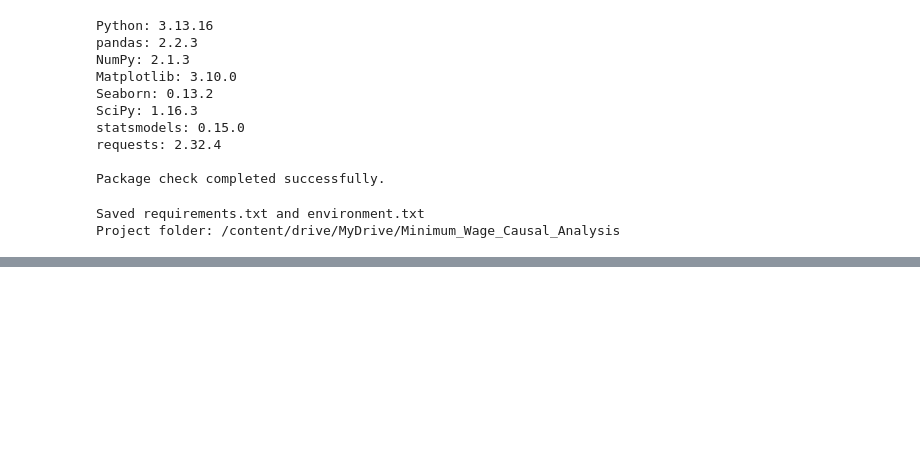
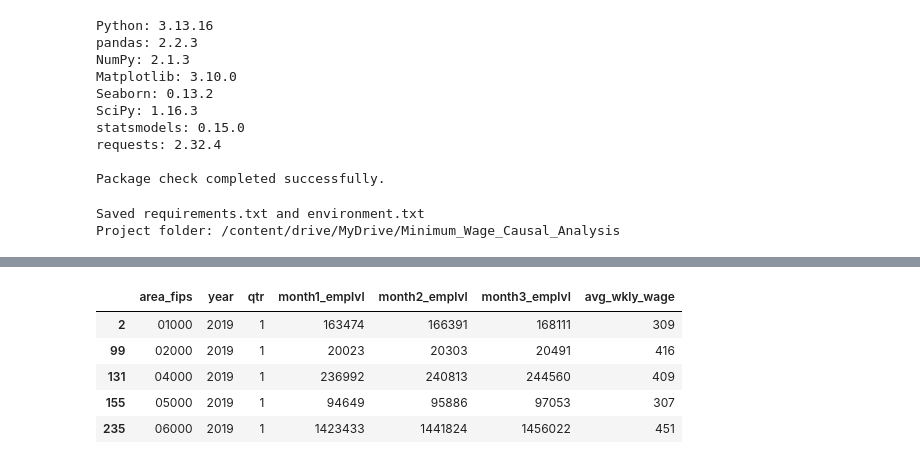
Before and after one commit to RohanDevre36/Minimum-wage-causal-analysis, a Jupyter notebook: 01_Data_Collection.ipynb, the cells around one changed output, grey strips where cells are left out. Drawn from its saved outputs; the diff is of its cells as text; code cells hidden in the pictures; blank space fills up the shorter version.

```diff
--- a/01_Data_Collection.ipynb
+++ b/01_Data_Collection.ipynb
@@ -114,0 +210,70 @@ Project folder: /content/drive/MyDrive/Minimum_Wage_Causal_Analysis
+# %%
+# FIPS codes identify geographic areas.
+# This list inclides the 50 states and washington, DC
+# Keep them as strings so leading zeros, such as "01", are preserved.
+
+state_fips = """
+01 02 04 05 06
+08 09 10 11 12 13
+15 16 17 18 19 20 21 22
+23 24 25 26 27 28 29 30
+31 32 33 34 35 36 37 38
+39 40 41 42 44 45 46 47
+48 49 50 51 53 54 55 56
+""".split()
+
+# Convert each two-digit code into a five charater statewide code.
+#Example: alabama "01" becomes "01000".
+state_area_codes = [code + "000" for code in state_fips]
+
+#select onlu the records that meet all four conditions below.
+#The & symbol menas "AND": .eq() menas "equals".
+state_sample = sample.loc[
+    #keep only the 50 states and washington DC
+    sample["area_fips"].isin(state_area_codes)
+    #owenership code 5 menas private-sector emplyoers
+    & sample["own_code"].eq(5)
+    # Aggregation code 55 means statewide, three-digit industry records.
+    & sample["agglvl_code"].eq(55)
+    # Industry 722 means food services and drinking places.
+    & sample["industry_code"].eq("722")
+
+# Make an independent copy so we can work without changing sample.
+].copy()
+
+#Check how many records remain. we expect one per state/DC
+print("State/DC records:", len(state_sample))
+
+#check whether any geographic area appears more than once
+# # Zero duplicates is the expected result for this single-quarter sample.
+print(
+    "Duplicate areas:",
+    state_sample["area_fips"].duplicated().sum()
+)
+
+# Inspect disclosure flags before using employment or wage values.
+# Some data may be withheld to protect employer confidentiality.
+# Replace missing flags with "(blank)" only for this printed summary.
+print("\nDisclosure flags:")
+print(
+    state_sample["disclosure_code"]
+    .fillna("(blank)")
+    .value_counts()
+)
+
+# Preview the geographic code, time period, monthly employment,
+# and average weekly wage for the first five selected records.
+display(
+    state_sample[
+        [
+            "area_fips",
+            "year",
+            "qtr",
+            "month1_emplvl",
+            "month2_emplvl",
+            "month3_emplvl",
+            "avg_wkly_wage"
+        ]
+    ].head()
+)
+# %% [output]
@@ -114,0 +287,6 @@ Project folder: /content/drive/MyDrive/Minimum_Wage_Causal_Analysis
+|  | area_fips | year | qtr | month1_emplvl | month2_emplvl | month3_emplvl | avg_wkly_wage |
+| 2 | 01000 | 2019 | 1 | 163474 | 166391 | 168111 | 309 |
+| 99 | 02000 | 2019 | 1 | 20023 | 20303 | 20491 | 416 |
+| 131 | 04000 | 2019 | 1 | 236992 | 240813 | 244560 | 409 |
+| 155 | 05000 | 2019 | 1 | 94649 | 95886 | 97053 | 307 |
+| 235 | 06000 | 2019 | 1 | 1423433 | 1441824 | 1456022 | 451 |
```
Also changed, not shown: parts of 8 cells of this notebook.
